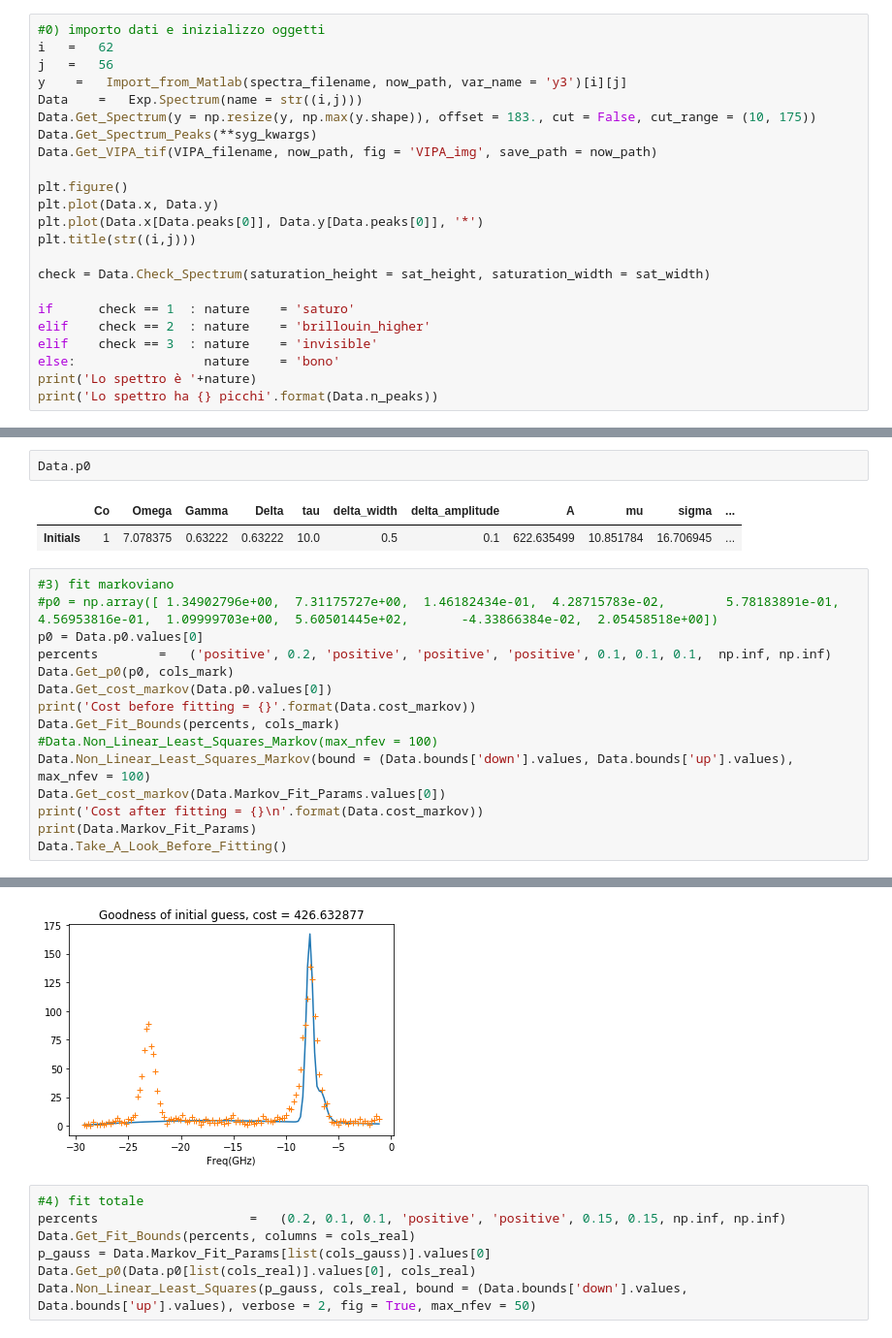
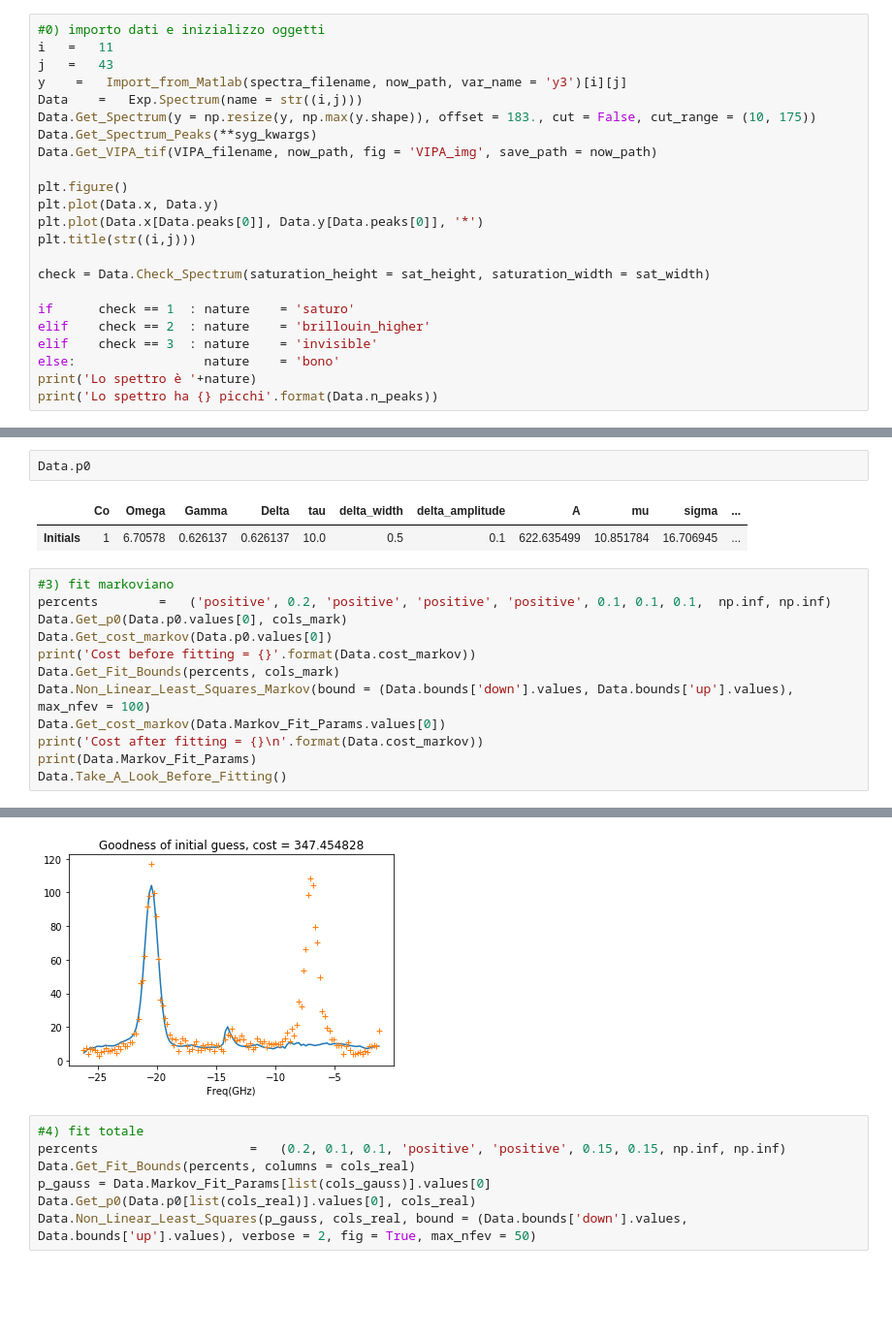
Before and after one commit to flautodipan/Python_Libraries, a Jupyter notebook: Experimentum_single.ipynb, the cells around one changed output, grey strips where cells are left out. Shown at 97% size. Cells and saved outputs as stored; diff of their text form; blank space fills up the shorter version.

```diff
--- a/Experimentum_single.ipynb
+++ b/Experimentum_single.ipynb
@@ -30,8 +29,8 @@ cols_real   = ('Co', 'Omega', 'Gamma', 'Delta', 'tau', 'delta_width', 'delta_amp
 cols_gauss  = ( 'A', 'mu', 'sigma')
 # %%
 #0) importo dati e inizializzo oggetti
-i   =   62
-j   =   56
+i   =   11
+j   =   43
 y    =   Import_from_Matlab(spectra_filename, now_path, var_name = 'y3')[i][j]
 Data    =   Exp.Spectrum(name = str((i,j)))
 Data.Get_Spectrum(y = np.resize(y, np.max(y.shape)), offset = 183., cut = False, cut_range = (10, 175))
@@ -146,17 +147,14 @@ Analyze_Peaks(Data.x, Data.y, 'pix', height = 10, distance = 20, width = 1., ver
 Data.p0
 # %% [output]
 |  | Co | Omega | Gamma | Delta | tau | delta_width | delta_amplitude | A | mu | sigma | ... |
-| Initials | 1 | 7.078375 | 0.63222 | 0.63222 | 10.0 | 0.5 | 0.1 | 622.635499 | 10.851784 | 16.706945 | ... |
+| Initials | 1 | 6.70578 | 0.626137 | 0.626137 | 10.0 | 0.5 | 0.1 | 622.635499 | 10.851784 | 16.706945 | ... |
 # %%
 #3) fit markoviano
-#p0 = np.array([ 1.34902796e+00,  7.31175727e+00,  1.46182434e-01,  4.28715783e-02,        5.78183891e-01,  4.56953816e-01,  1.09999703e+00,  5.60501445e+02,       -4.33866384e-02,  2.05458518e+00])
-p0 = Data.p0.values[0]
 percents        =   ('positive', 0.2, 'positive', 'positive', 'positive', 0.1, 0.1, 0.1,  np.inf, np.inf)
-Data.Get_p0(p0, cols_mark)
+Data.Get_p0(Data.p0.values[0], cols_mark)
 Data.Get_cost_markov(Data.p0.values[0])
 print('Cost before fitting = {}'.format(Data.cost_markov))
 Data.Get_Fit_Bounds(percents, cols_mark)
-#Data.Non_Linear_Least_Squares_Markov(max_nfev = 100)
 Data.Non_Linear_Least_Squares_Markov(bound = (Data.bounds['down'].values, Data.bounds['up'].values),  max_nfev = 100)
 Data.Get_cost_markov(Data.Markov_Fit_Params.values[0])
 print('Cost after fitting = {}\n'.format(Data.cost_markov))
@@ -182,4 +180,4 @@ Valore stimato della cost function prima del fit totale con fit markoviano:
-[figure, old version]
+[figure, new version]
 # %%
 #4) fit totale
 percents                    =   (0.2, 0.1, 0.1, 'positive', 'positive', 0.15, 0.15, np.inf, np.inf)
```
Also changed, not shown: parts of 5 cells of this notebook, 4 other files.
